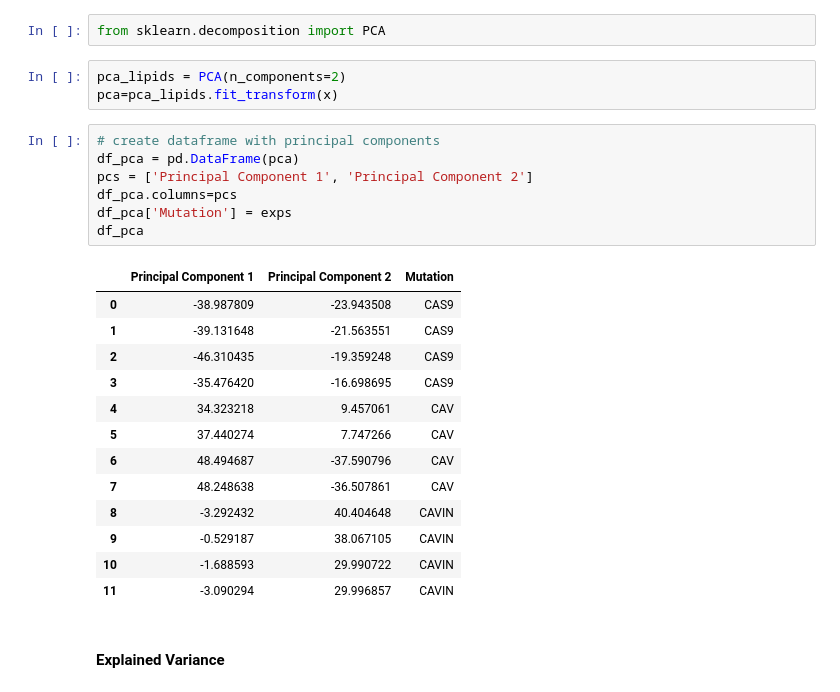
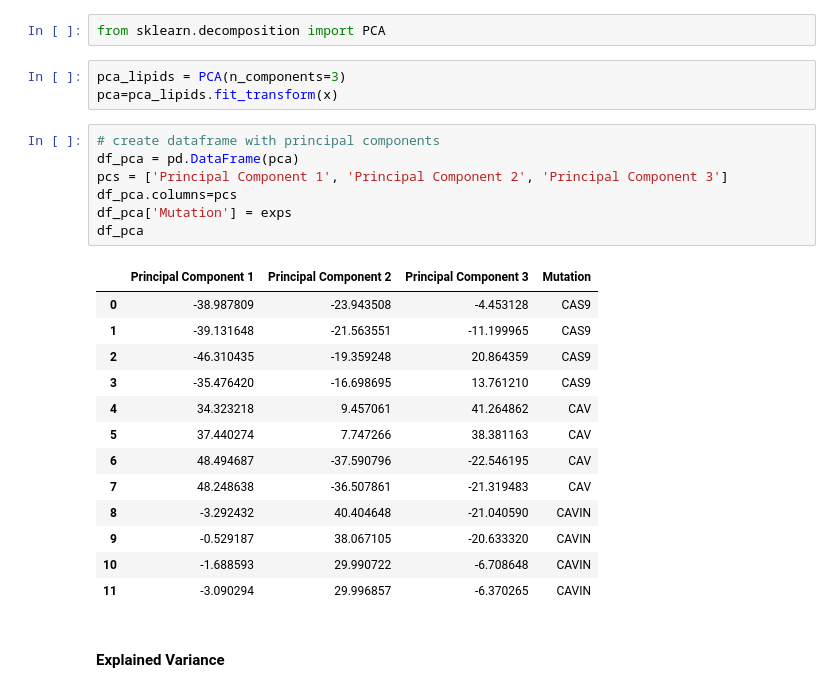
Before and after one commit to hn1902/lipids-proj-new, a Jupyter notebook: cas_cav_cavin_figures.ipynb, the cells around one changed output. Saved outputs shown, nothing was run; the diff lists cells and outputs as text.

```diff
--- a/cas_cav_cavin_figures.ipynb
+++ b/cas_cav_cavin_figures.ipynb
@@ -89,29 +89,29 @@ x.shape, np.mean(x[:,20]), np.std(x[:,20])
 # %%
 from sklearn.decomposition import PCA
 # %%
-pca_lipids = PCA(n_components=2)
+pca_lipids = PCA(n_components=3)
 pca=pca_lipids.fit_transform(x)
 # %%
 # create dataframe with principal components
 df_pca = pd.DataFrame(pca)
-pcs = ['Principal Component 1', 'Principal Component 2']
+pcs = ['Principal Component 1', 'Principal Component 2', 'Principal Component 3']
 df_pca.columns=pcs
 df_pca['Mutation'] = exps
 df_pca
 # %% [output]
-|  | Principal Component 1 | Principal Component 2 | Mutation |
-| 0 | -38.987809 | -23.943508 | CAS9 |
-| 1 | -39.131648 | -21.563551 | CAS9 |
-| 2 | -46.310435 | -19.359248 | CAS9 |
-| 3 | -35.476420 | -16.698695 | CAS9 |
-| 4 | 34.323218 | 9.457061 | CAV |
-| 5 | 37.440274 | 7.747266 | CAV |
-| 6 | 48.494687 | -37.590796 | CAV |
-| 7 | 48.248638 | -36.507861 | CAV |
-| 8 | -3.292432 | 40.404648 | CAVIN |
-| 9 | -0.529187 | 38.067105 | CAVIN |
-| 10 | -1.688593 | 29.990722 | CAVIN |
-| 11 | -3.090294 | 29.996857 | CAVIN |
+|  | Principal Component 1 | Principal Component 2 | Principal Component 3 | Mutation |
+| 0 | -38.987809 | -23.943508 | -4.453128 | CAS9 |
+| 1 | -39.131648 | -21.563551 | -11.199965 | CAS9 |
+| 2 | -46.310435 | -19.359248 | 20.864359 | CAS9 |
+| 3 | -35.476420 | -16.698695 | 13.761210 | CAS9 |
+| 4 | 34.323218 | 9.457061 | 41.264862 | CAV |
+| 5 | 37.440274 | 7.747266 | 38.381163 | CAV |
+| 6 | 48.494687 | -37.590796 | -22.546195 | CAV |
+| 7 | 48.248638 | -36.507861 | -21.319483 | CAV |
+| 8 | -3.292432 | 40.404648 | -21.040590 | CAVIN |
+| 9 | -0.529187 | 38.067105 | -20.633320 | CAVIN |
+| 10 | -1.688593 | 29.990722 | -6.708648 | CAVIN |
+| 11 | -3.090294 | 29.996857 | -6.370265 | CAVIN |
 # %% [markdown]
 #### Explained Variance
 # %%
```
Also changed, not shown: parts of 11 cells of this notebook, 15 other files.
